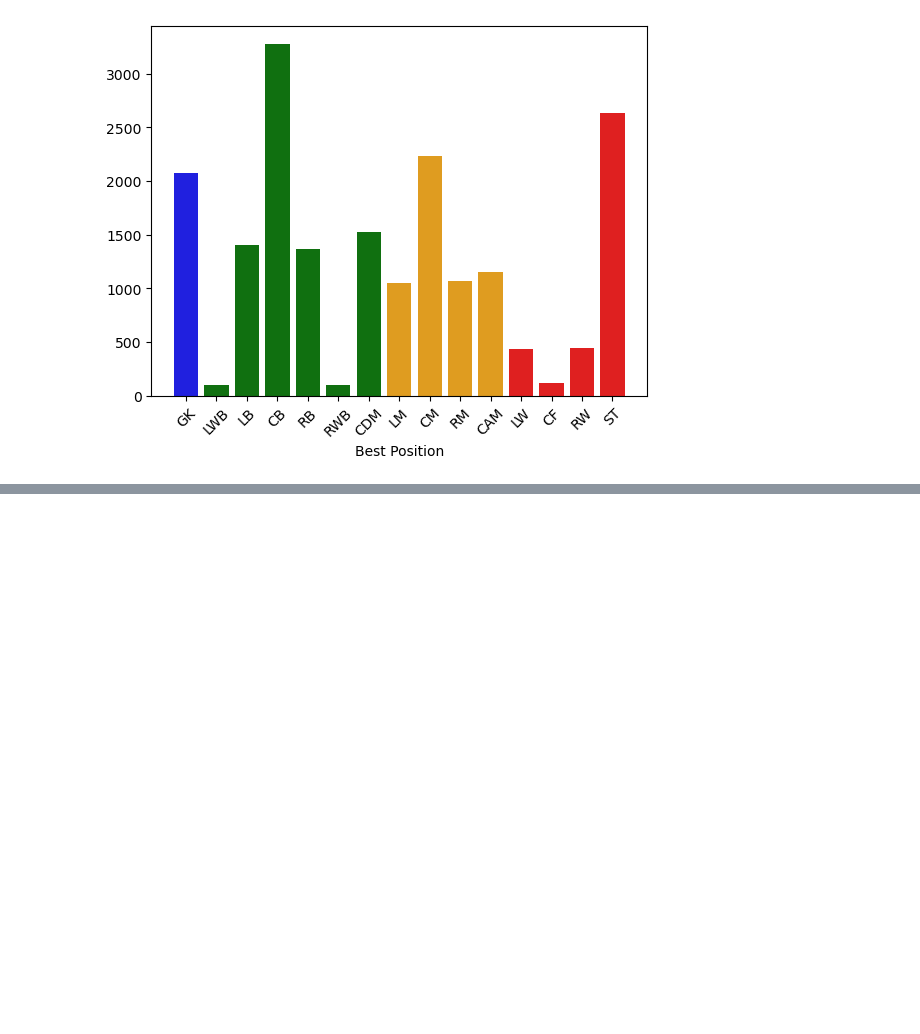
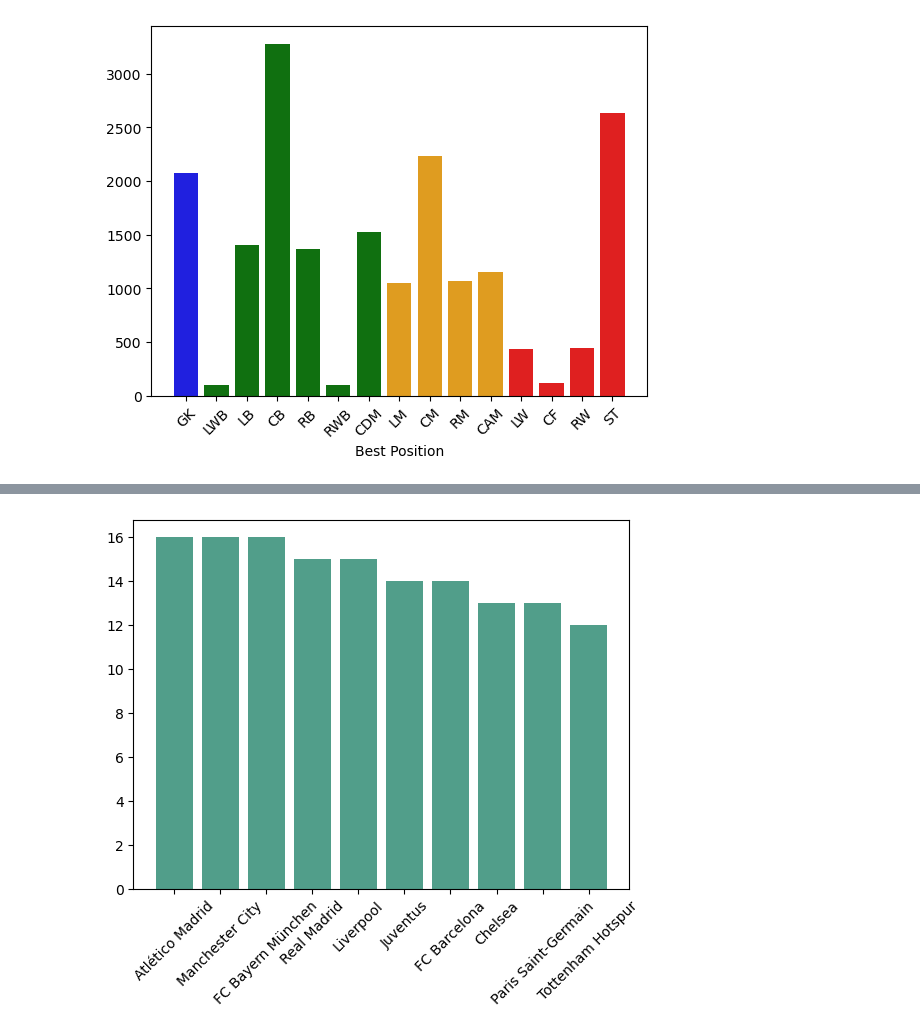
Before and after one commit to NazimKs/ETL_data_warehouse, a Jupyter notebook: ETL_data_warhouse.ipynb, the cells around one changed output, grey strips where cells are left out. Cells and saved outputs as stored; diff of their text form; code cells hidden in the pictures; blank space fills up the shorter version.

```diff
--- a/ETL_data_warhouse.ipynb
+++ b/ETL_data_warhouse.ipynb
@@ -440,0 +444,8 @@ plt.show()
+# %%
+s=fifa_df[fifa_df["OVA"] > 80].groupby("Team").size().reset_index(name="OVA").sort_values(by="OVA", ascending=False)
+s=s[0:10]
+plt.bar(s["Team"], s["OVA"],color="#519E8A")
+plt.xticks(rotation=45)
+plt.show()
+# %% [output]
+[figure, added]
```
Also changed, not shown: parts of 12 cells of this notebook, 1 other file.
